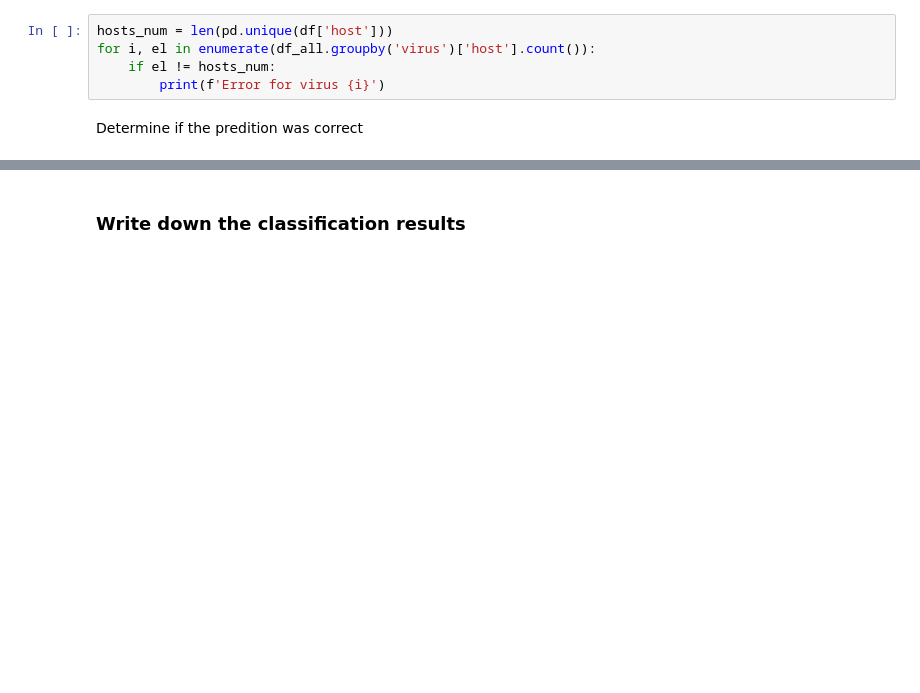
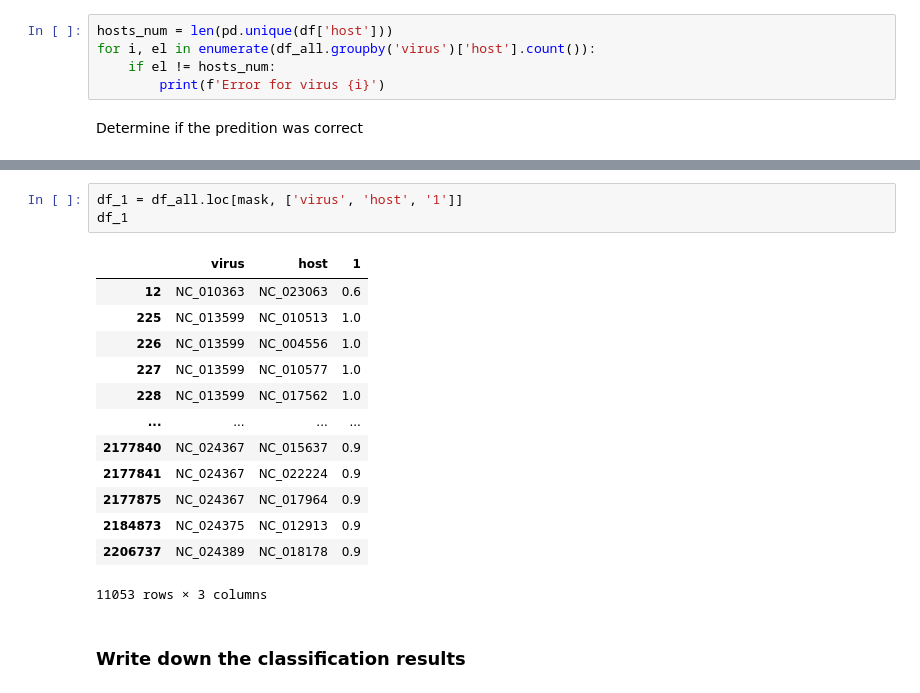
Before and after one commit to mikrzol/ML_bacteriophage_host_predicting, a Jupyter notebook: r_forest_cv.ipynb, the cells around one changed output, grey strips where cells are left out. Drawn from its saved outputs; the diff is of its cells as text; blank space fills up the shorter version.

```diff
--- a/r_forest_cv.ipynb
+++ b/r_forest_cv.ipynb
@@ -252,3 +213,20 @@ for vir in viruses:
+# %%
+df_1 = df_all.loc[mask, ['virus', 'host', '1']]
+df_1
+# %% [output]
+|  | virus | host | 1 |
+| 12 | NC_010363 | NC_023063 | 0.6 |
+| 225 | NC_013599 | NC_010513 | 1.0 |
+| 226 | NC_013599 | NC_004556 | 1.0 |
+| 227 | NC_013599 | NC_010577 | 1.0 |
+| 228 | NC_013599 | NC_017562 | 1.0 |
+| ... | ... | ... | ... |
+| 2177840 | NC_024367 | NC_015637 | 0.9 |
+| 2177841 | NC_024367 | NC_022224 | 0.9 |
+| 2177875 | NC_024367 | NC_017964 | 0.9 |
+| 2184873 | NC_024375 | NC_012913 | 0.9 |
+| 2206737 | NC_024389 | NC_018178 | 0.9 |
+11053 rows × 3 columns
 # %% [markdown]
 ### Write down the classification results
 # %% [markdown]
```
Also changed, not shown: parts of 42 cells of this notebook.
